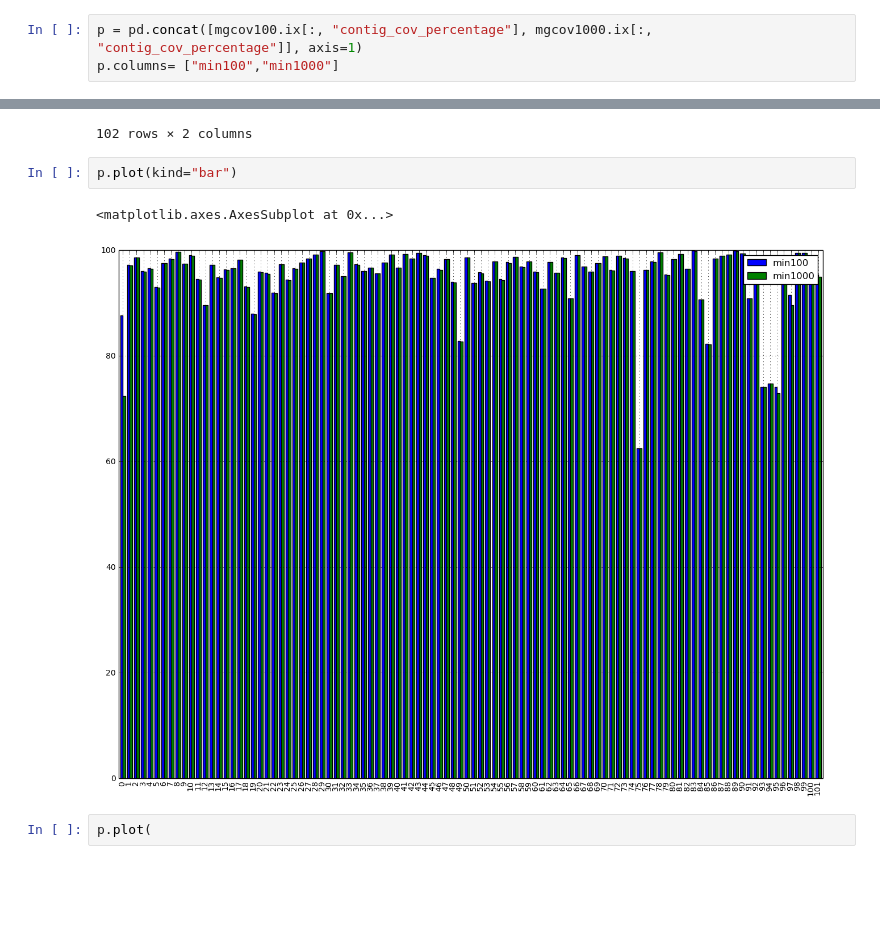
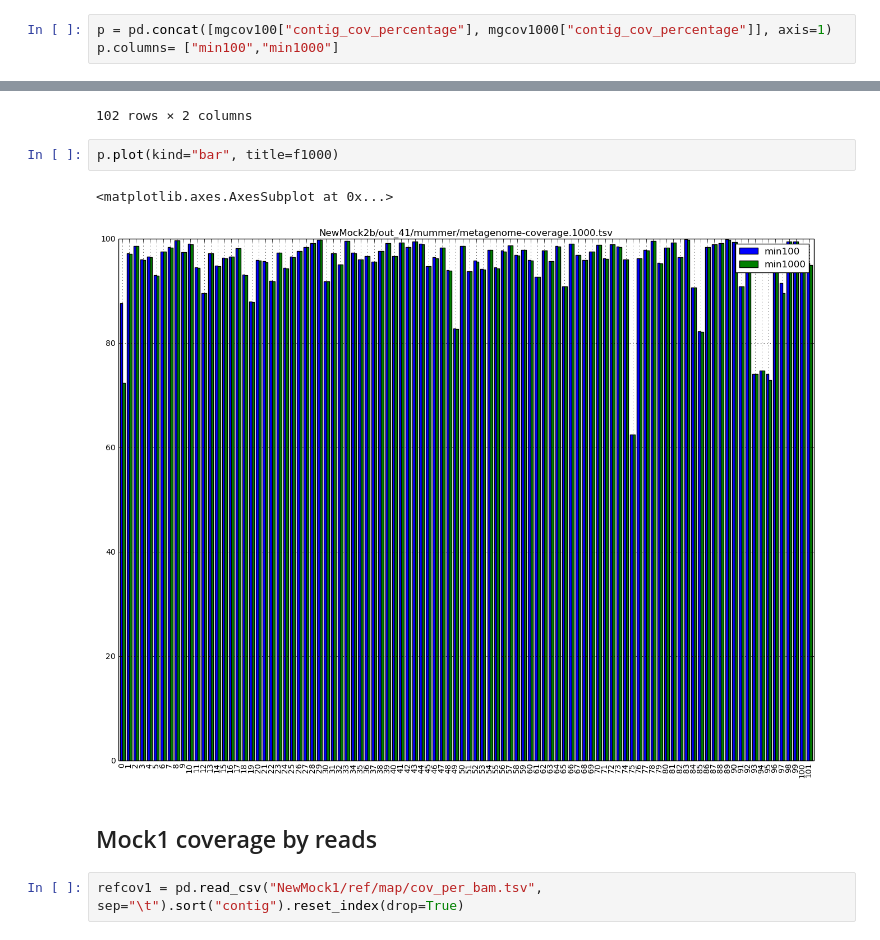
Before and after one commit to inodb/notebooks, a Jupyter notebook: concoct/metagenome-coverage-mocks.ipynb, the cells around one changed output, grey strips where cells are left out. Cells and saved outputs as stored; diff of their text form; blank space fills up the shorter version.

Commit message:
Add Read coverage of mocks

```diff
--- a/concoct/metagenome-coverage-mocks.ipynb
+++ b/concoct/metagenome-coverage-mocks.ipynb
@@ -73,7 +106,7 @@ f1000 = "NewMock2b/out_{j}/mummer/metagenome-coverage.1000.tsv".format(j=41)
 mgcov100 = pd.read_csv(f100, sep="\t").sort("genome").reset_index(drop=True)
 mgcov1000  = pd.read_csv(f1000, sep="\t").sort("genome").reset_index(drop=True)
 # %%
-p = pd.concat([mgcov100.ix[:, "contig_cov_percentage"], mgcov1000.ix[:, "contig_cov_percentage"]], axis=1)
+p = pd.concat([mgcov100["contig_cov_percentage"], mgcov1000["contig_cov_percentage"]], axis=1)
 p.columns= ["min100","min1000"]
 # %%
 p
@@ -97,9 +130,11 @@ p
 | 101 | 95.42 | 95.00 |
 102 rows × 2 columns
 # %%
-p.plot(kind="bar")
+p.plot(kind="bar", title=f1000)
 # %% [output]
 <matplotlib.axes.AxesSubplot at 0x...>
-[figure, old version]
+[figure, new version]
-# %%
-p.plot(
+# %% [markdown]
+## Mock1 coverage by reads
+# %%
+refcov1 = pd.read_csv("NewMock1/ref/map/cov_per_bam.tsv", sep="\t").sort("contig").reset_index(drop=True)
```
Also changed, not shown: parts of 17 cells of this notebook.
